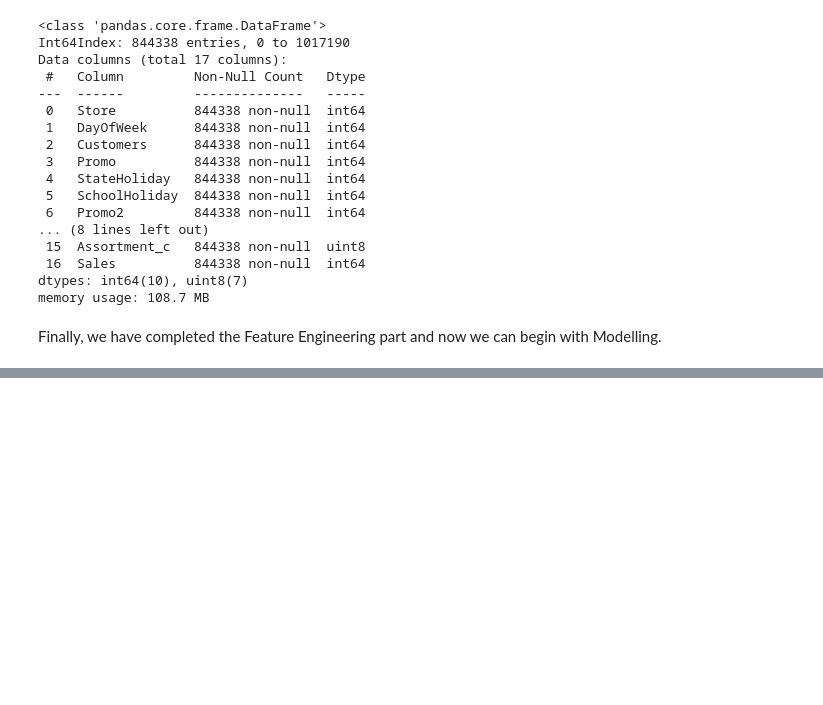
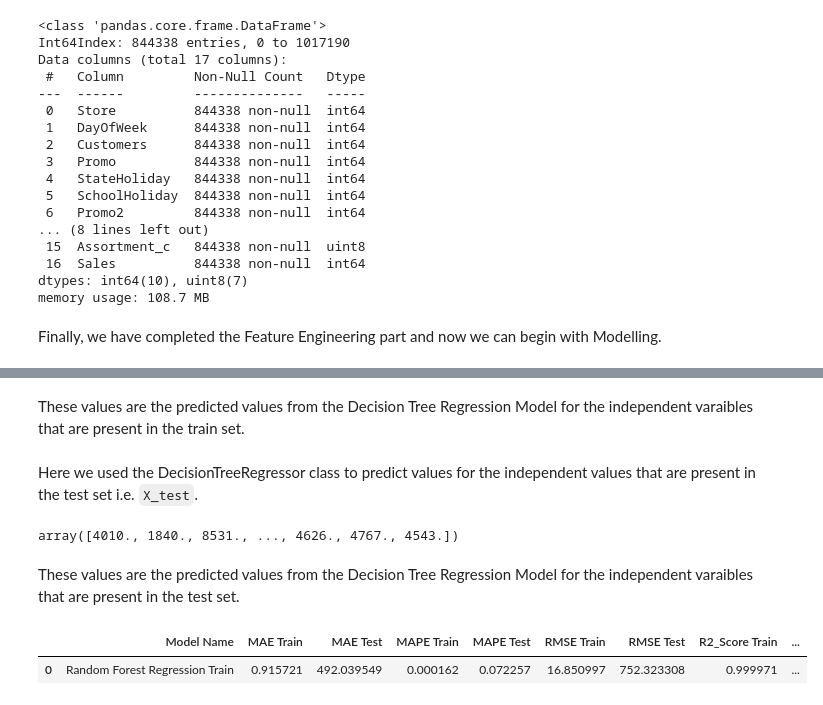
Before and after one commit to Saif-Khan435/Retail-Sales-Prediction, a Jupyter notebook: Team_KASAR_Mohammed_Saif_Khan_M4W3_Rossmann_Sales_Prediction_Capstone_Project.ipynb, the cells around one changed output, grey strips where cells are left out. Saved outputs shown, nothing was run; the diff lists cells and outputs as text; code cells hidden in the pictures; blank space fills up the shorter version.

```diff
--- a/Team_KASAR_Mohammed_Saif_Khan_M4W3_Rossmann_Sales_Prediction_Capstone_Project.ipynb
+++ b/Team_KASAR_Mohammed_Saif_Khan_M4W3_Rossmann_Sales_Prediction_Capstone_Project.ipynb
@@ -897,0 +977,15 @@ Finally, we have completed the Feature Engineering part and now we can begin wit
+# %%
+# Function to print the metrics for the model
+
+def model_metrics( model_name, y_train, y_pred_train, y_test, y_pred_test,):
+    mae_train = mean_absolute_error(y_train, y_pred_train)
+    mape_train = mean_absolute_percentage_error(y_train, y_pred_train)
+    rmse_train = np.sqrt( mean_squared_error(y_train, y_pred_train))
+    R2_Score_train = r2_score(y_train, y_pred_train)
+    Adj_r2_train = 1 - (1-r2_score(y_train, y_pred_train)) * (len(y)-1)/(len(y)-X.shape[1]-1)
+    mae_test = mean_absolute_error(y_test, y_pred_test)
+    mape_test = mean_absolute_percentage_error(y_test, y_pred_test)
+    rmse_test = np.sqrt( mean_squared_error(y_test, y_pred_test) )
+    R2_Score_test = r2_score(y_test, y_pred_test)
+    Adj_r2_test = 1 - (1-r2_score(y_test, y_pred_test)) * (len(y)-1)/(len(y)-X.shape[1]-1)
+    return pd.DataFrame({'Model Name': model_name,'MAE Train': mae_train, 'MAE Test': mae_test,'MAPE Train': mape_train,'MAPE Test': mape_test,'RMSE Train': rmse_train,'RMSE Test': rmse_test,'R2_Score Train':R2_Score_train, 'R2_Score Test':R2_Score_test,'Adj_r2 Train':Adj_r2_train, 'Adj_r2 Test':Adj_r2_test}, index=[0])
@@ -897,0 +1027,4 @@ Finally, we have completed the Feature Engineering part and now we can begin wit
+# %%
+# Predicting the values from train dataset
+
+y_pred_train_dt = dt.predict(X_train)
@@ -897,0 +1037,2 @@ Finally, we have completed the Feature Engineering part and now we can begin wit
+# %% [markdown]
+These values are the predicted values from the Decision Tree Regression Model for the independent varaibles that are present in the train set.
@@ -897,0 +1043,16 @@ Finally, we have completed the Feature Engineering part and now we can begin wit
+# %% [markdown]
+Here we used the DecisionTreeRegressor class to predict values for the independent values that are present in the test set i.e. `X_test`.
+# %%
+y_pred_dt
+# %% [output]
+array([4010., 1840., 8531., ..., 4626., 4767., 4543.])
+# %% [markdown]
+These values are the predicted values from the Decision Tree Regression Model for the independent varaibles that are present in the test set.
+# %%
+# Checking the metrics for the model
+
+dtrm = model_metrics( 'Random Forest Regression Train', y_train, y_pred_train_dt, y_test, y_pred_dt)
+dtrm
+# %% [output]
+|  | Model Name | MAE Train | MAE Test | MAPE Train | MAPE Test | RMSE Train | RMSE Test | R2_Score Train | ... |
+| 0 | Random Forest Regression Train | 0.915721 | 492.039549 | 0.000162 | 0.072257 | 16.850997 | 752.323308 | 0.999971 | ... |
```
Also changed, not shown: parts of 36 cells of this notebook.
